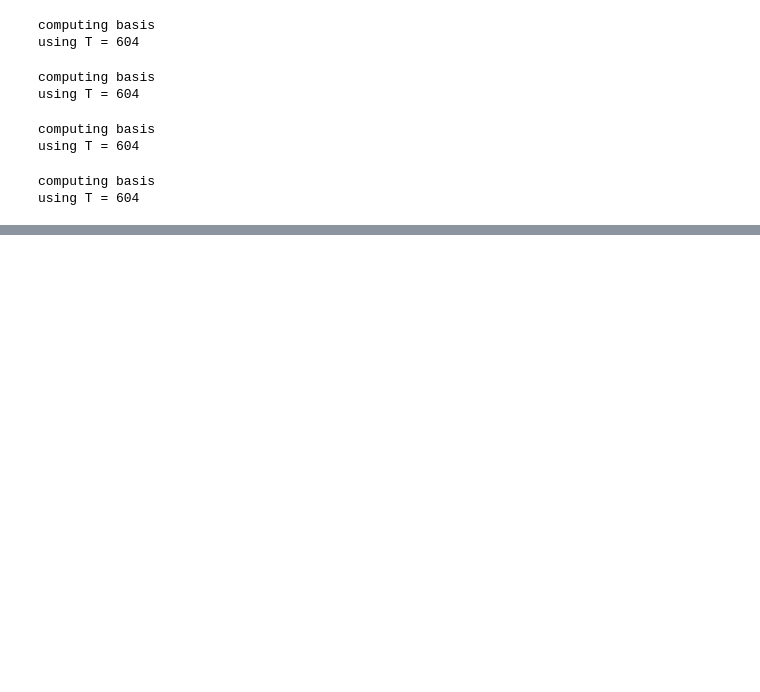
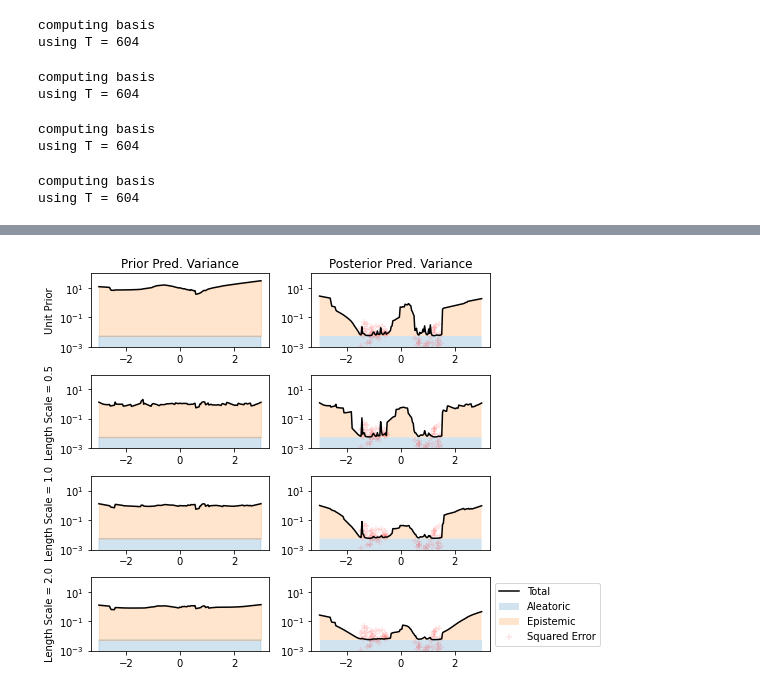
Before and after one commit to StanfordASL/scod-module, a Jupyter notebook: demos/prior_calib.ipynb, the cells around one changed output, grey strips where cells are left out. Cells and saved outputs as stored; diff of their text form; code cells hidden in the pictures; blank space fills up the shorter version.

```diff
--- a/demos/prior_calib.ipynb
+++ b/demos/prior_calib.ipynb
@@ -313,0 +451,45 @@ plt.savefig("prior_scale_1d_var_only.pdf")
+# %%
+fig, axes = plt.subplots(len(ls_results), 2, figsize=[8,6])
+
+for i, result in enumerate(ls_results):
+    epistemic_prior = result['prior_z_vars']
+    total_prior = result['total_prior_var']
+    aleatoric_prior = total_prior - epistemic_prior
+    axes[i,0].fill_between(X, aleatoric_prior, 0, alpha=0.2, color='C0', label="Aleatoric")
+    # axes[i,0].plot(X, aleatoric_prior, color='C0')
+
+    axes[i,0].fill_between(X, total_prior, aleatoric_prior, color='C1', alpha=0.2, label="Epistemic")
+    axes[i,0].plot(X, total_prior, color='k', label="Total")
+    # axes[i,0].axhline(0, color='k')
+    axes[i,0].set_yscale('log')
+
+
+    epistemic = result['z_vars']
+    total = result['total_var']
+    aleatoric = total - epistemic
+    axes[i,1].fill_between(X, aleatoric, 0, alpha=0.2, label="Aleatoric")
+    # axes[i,1].plot(X, aleatoric, color='C0')
+    axes[i,1].fill_between(X, total, aleatoric, alpha=0.2, label="Epistemic")
+    axes[i,1].plot(X, total, color='k', label="Total")
+    # axes[i,1].axhline(0, color='k')
+    axes[i,1].set_yscale('log')
+
+    # axes[i,1].axhline(np.mean(result['sq_err']), color='k', linestyle=':', label="Mean Squared Error")
+
+    axes[i,1].scatter(dataset.X[:,0], result['sq_err'], alpha=0.1, marker="+", color='red', label="Squared Error")
+    axes[i,1].set_ylim([1e-3,1e2])
+    axes[i,0].set_ylim([1e-3,1e2])
+
+
+
+    axes[i,0].set_ylabel(result['name'])
+
+axes[0,0].set_title('Prior Pred. Variance')
+axes[0,1].set_title('Posterior Pred. Variance')
+axes[-1,1].legend(loc='center left', bbox_to_anchor=(1, 0.5))
+
+
+plt.tight_layout()
+plt.savefig("ls_test_var_only.pdf")
+# %% [output]
+[figure, added]
```
Also changed, not shown: parts of 12 cells of this notebook.
